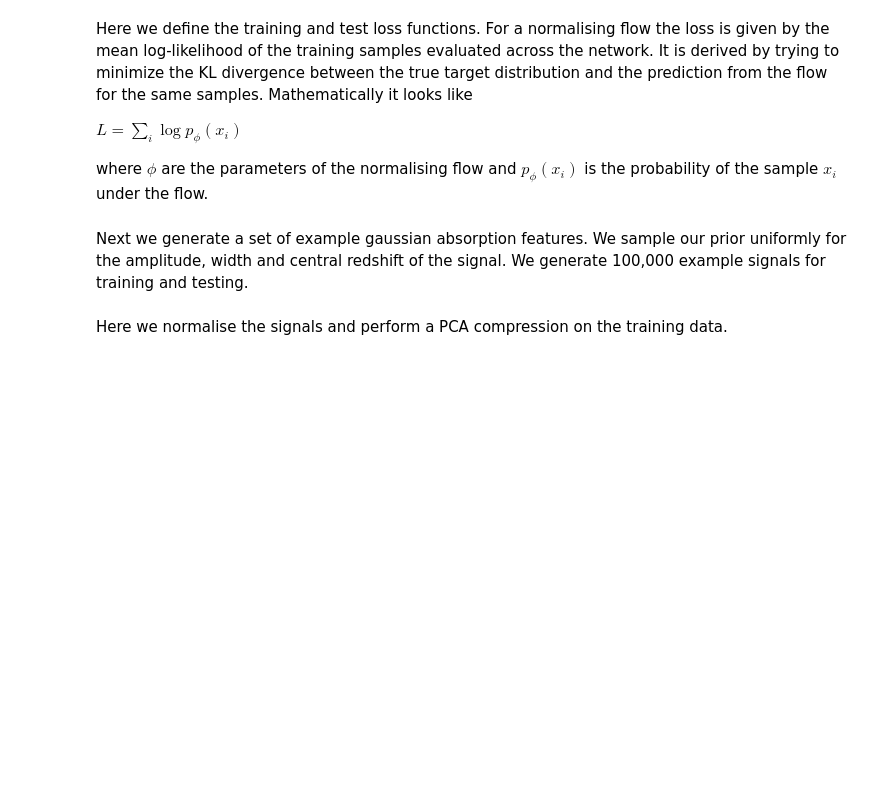
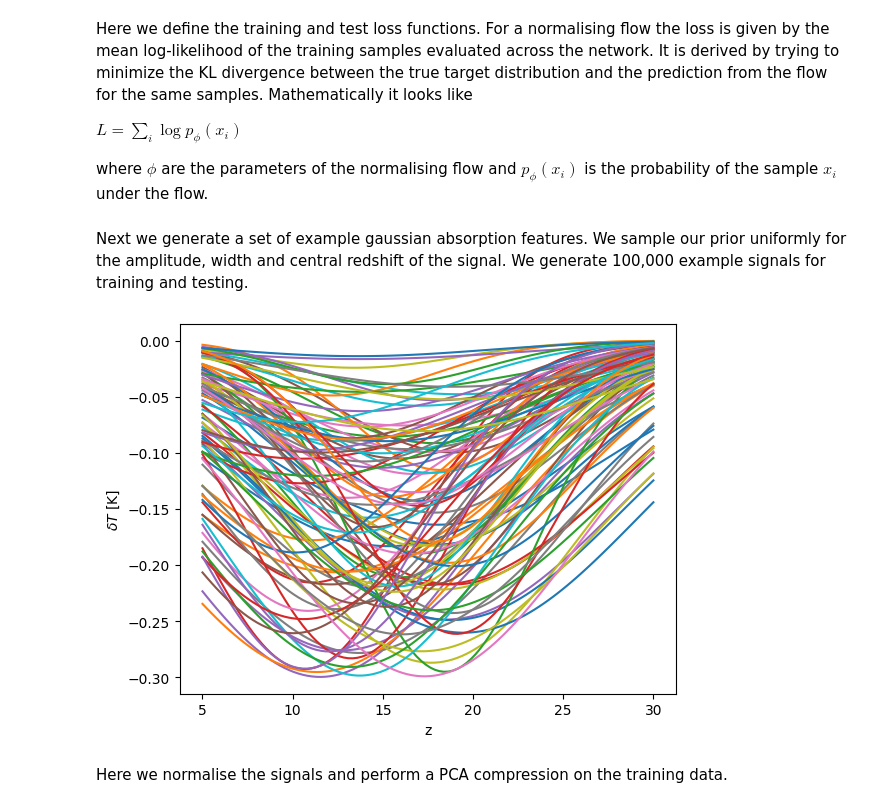
Before and after one commit to htjb/Talks, a Jupyter notebook: Lectures/MPhil_Data_Intensive_Science_Lectures/mphil-lecture-examples/npe/npe.ipynb, the cells around one changed output. Drawn from its saved outputs; the diff is of its cells as text; code cells hidden in the pictures; blank space fills up the shorter version.

```diff
--- a/Lectures/MPhil_Data_Intensive_Science_Lectures/mphil-lecture-examples/npe/npe.ipynb
+++ b/Lectures/MPhil_Data_Intensive_Science_Lectures/mphil-lecture-examples/npe/npe.ipynb
@@ -175,25 +175,32 @@ Next we generate a set of example gaussian absorption features. We sample our pr
 # %%
 def gaussian(parameters):
     """a simple Gaussian function"""
     return -parameters[0] * \
         np.exp(-0.5*(z - parameters[1])**2/
                parameters[2]**2)
 
 def prior(n):
     """a simple prior"""
     theta = np.ones((n, 3))
     theta[:, 0] = np.random.uniform(0.01, 0.3, n) # amplitude
     theta[:, 1] = np.random.uniform(10, 20, n) # mean
     theta[:, 2] = np.random.uniform(5, 10, n) # width
     return theta
 
 z = np.linspace(5, 30, 100)[::-1]
 n = 100000
 theta = prior(n).astype(np.float32)
 theta_min = np.array([0.01, 10, 5]).astype(np.float32)
 theta_max = np.array([0.3, 20, 10]).astype(np.float32)
 dims = theta.shape[1]
 signals = np.array([gaussian(theta[i]) for i in range(n)])
+
+[plt.plot(z, signals[i]) for i in range(100)]
+plt.xlabel('z')
+plt.ylabel(r'$\delta T$ [K]')
+plt.savefig('example_signals.png', dpi=300, bbox_inches='tight')
+# %% [output]
+[figure, added]
 # %% [markdown]
 Here we normalise the signals and perform a PCA compression on the training data.
 # %%
```
Also changed, not shown: parts of 3 cells of this notebook, 13 other files.
